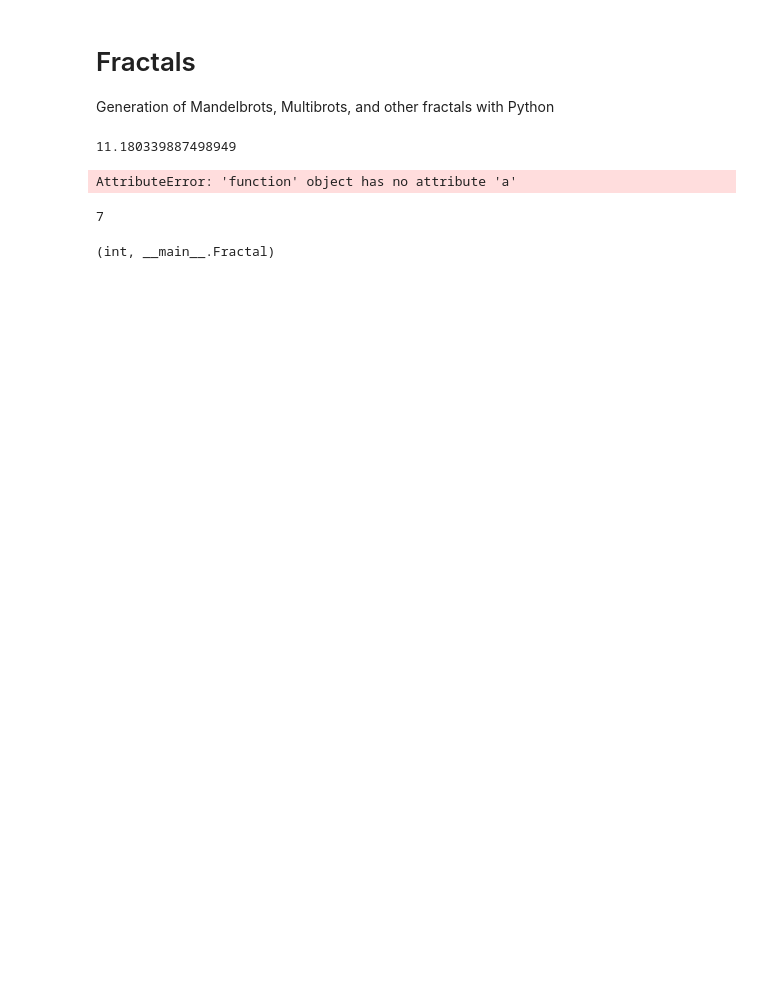
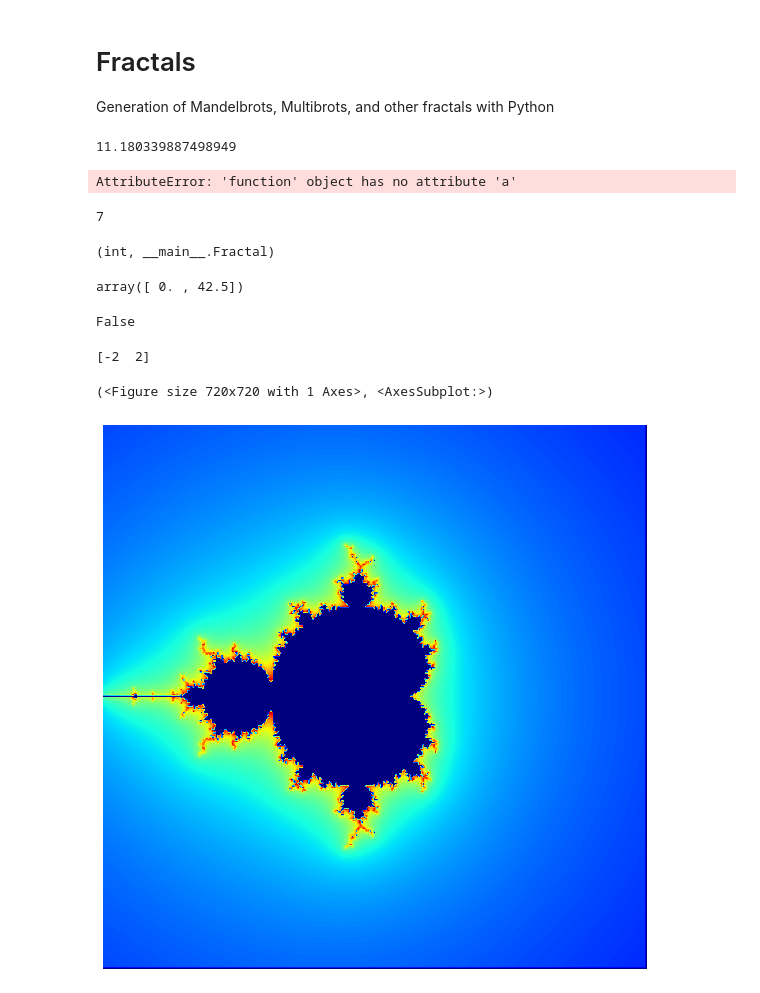
Before and after one commit to generic-github-user/fractals, a Jupyter notebook: fractals.ipynb, the cells around one changed output. Saved outputs shown, nothing was run; the diff lists cells and outputs as text; code cells hidden in the pictures; blank space fills up the shorter version.

Commit message:
reorganize fractal generation and rendering system
tldr; fractals are now generated in "pure" coordinates, which are then converted to an image to be displayed

```diff
--- a/fractals.ipynb
+++ b/fractals.ipynb
@@ -34,6 +34,17 @@ typing.get_origin(test)
 typing.get_args(test)
 # %% [output]
 (int, __main__.Fractal)
+# %%
+f8 = Fractal()
+f8.scale(-3, 0, 0.01)
+np.interp(-0.5, [-1, 1], [0, 30])
+np.interp([-2.9, 1.4], [-2, 2], [0, 50])
+# %% [output]
+array([ 0. , 42.5])
+# %%
+(0, 0) in [int]
+# %% [output]
+False
 # %%
 def tile(ims, n, d):
     ims = np.reshape(ims, [*n, *d])
@@ -148,36 +197,43 @@ class FractalSet:
                     b.append(kwargs['q'])
                 w[a] = b
             elif a not in 'q':
                 self.fixed[a] = b
         self.mdims = [b[-1] for a, b in w.items()]
         self.params = product(*[np.linspace(*b) for a, b in w.items()])
 
     def render(self, **kwargs):
         for p in self.params:
             self.fractals.append(generate(*p, **self.fixed))
         composite = self.fractals
         if 'axes' in kwargs and kwargs['axes']:
             print(kwargs['axes'][0])
             composite = kwargs['axes'][0](self.fractals, axis=0)
             self.mdims = [1, 1]
         composite = tile(composite, self.mdims, self.fixed['r'])
         return composite
 
     def __call__(self, **kwargs):
         return self.render(**kwargs)
 
 # f = generate(r=(500, 1000), b=10, n=30, o=(-1, -0.5), m=2)
-f = Fractal(r=(500, 1000), b=10, n=30, o=(-1, -0.5), m=2)
+# f = Fractal(r=(50, 50), b=10, n=30, o=(-1, -0.5), m=2)
 # f = FractalSet(z=[0, 1.5], d=[1, 5], r=[200]*2, q=10)(axes=[])
 # print(f.find_regions())
-block = f.autozoom()
-f = f()
+# block = f.autozoom()
+# f_ = f()
 # ax.imshow(f, cmap='plasma')
 # ax.imshow(block)
 # plt.axis('off')
 # list or dict for params?
 
+f = Fractal(b=10, n=30, r=(80, 80), o=(-0.1, 0.01), m=2, radius=2, point_spacing=0.01)
+f()
+
 # TODO: multicolored fractals
+# %% [output]
+[-2  2]
+(<Figure size 720x720 with 1 Axes>, <AxesSubplot:>)
+[figure, added]
 # %%
 np.var(np.random.uniform(0, 1, [5, 5, 3]))
 # %% [output]
```
Also changed, not shown: parts of 3 cells of this notebook.
